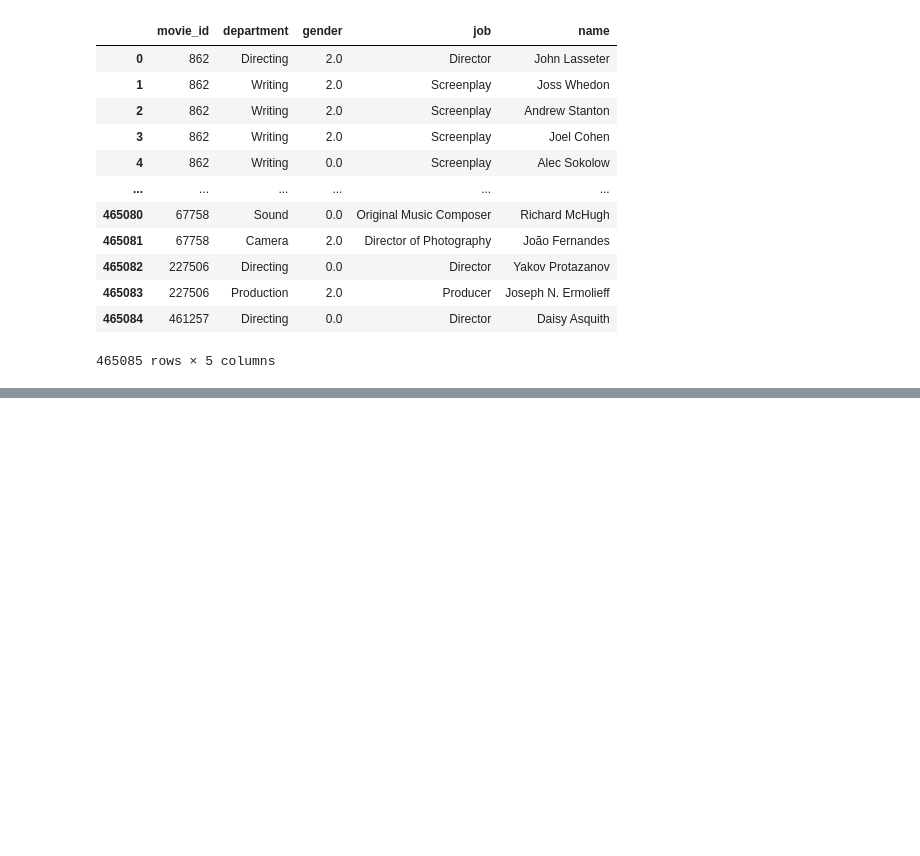
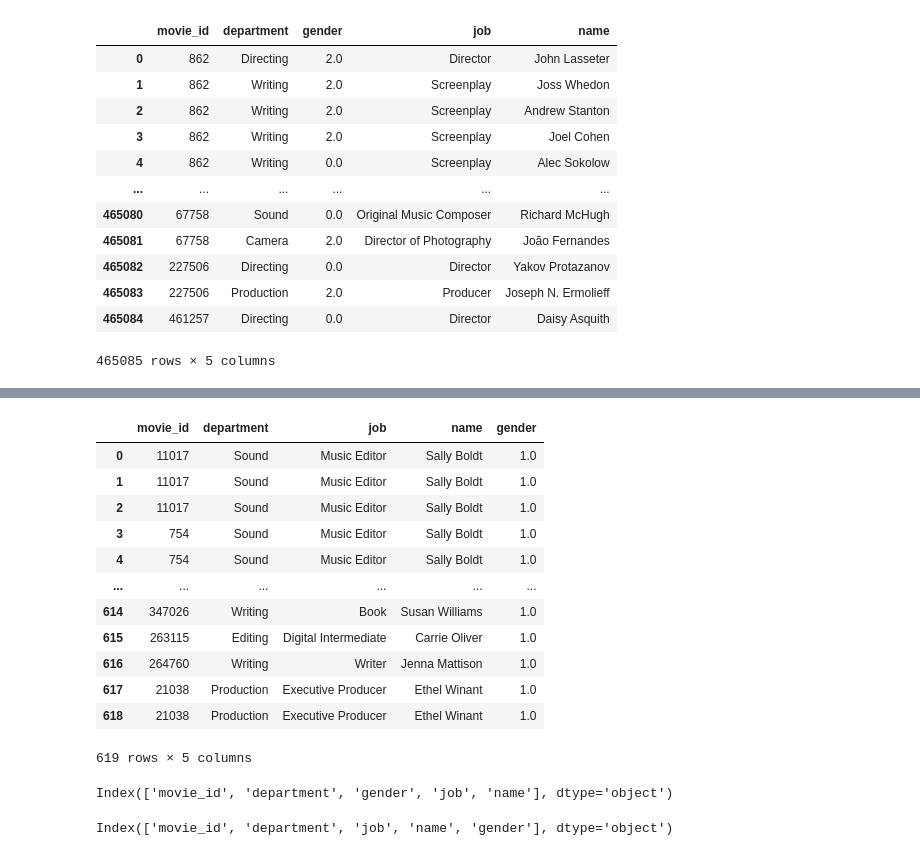
Before and after one commit to caseygomez/Female-Representation-In-The-Film-Industry, a Jupyter notebook: crew_ETL.ipynb, the cells around one changed output, grey strips where cells are left out. Cells and saved outputs as stored; diff of their text form; code cells hidden in the pictures; blank space fills up the shorter version.

```diff
--- a/crew_ETL.ipynb
+++ b/crew_ETL.ipynb
@@ -116,0 +122,5 @@ clean_crew_df
+# %%
+# Separate into df where gender is 0
+gender0 = clean_crew_df.loc[(clean_crew_df['gender'] == 0.0)]
+
+gender0.head()
@@ -116,0 +139,5 @@ clean_crew_df
+# %%
+# Separate into df where gender is 1
+gender1 = clean_crew_df.loc[(clean_crew_df['gender'] == 1)]
+
+gender1.head()
@@ -116,0 +174,5 @@ clean_crew_df
+# %%
+# Deleting the gender column from the gender0 table to facilitate the merge
+gender0formerge = gender0.drop(columns='gender')
+
+gender0formerge
@@ -116,0 +197,5 @@ clean_crew_df
+# %%
+# Deleting the movie id, department and job columns from the gender1 table to facilitate the merge, avoid duplicates
+gender1formerge = gender1.drop(columns=['movie_id', 'department','job'])
+
+gender1formerge
@@ -116,0 +216,27 @@ clean_crew_df
+# %%
+# Creating dataframe from the intersection of the tables by merge on the name column
+intersection_1 = pd.merge(gender0formerge, gender1formerge, how='inner', on='name')
+
+intersection_1
+# %% [output]
+|  | movie_id | department | job | name | gender |
+| 0 | 11017 | Sound | Music Editor | Sally Boldt | 1.0 |
+| 1 | 11017 | Sound | Music Editor | Sally Boldt | 1.0 |
+| 2 | 11017 | Sound | Music Editor | Sally Boldt | 1.0 |
+| 3 | 754 | Sound | Music Editor | Sally Boldt | 1.0 |
+| 4 | 754 | Sound | Music Editor | Sally Boldt | 1.0 |
+| ... | ... | ... | ... | ... | ... |
+| 614 | 347026 | Writing | Book | Susan Williams | 1.0 |
+| 615 | 263115 | Editing | Digital Intermediate | Carrie Oliver | 1.0 |
+| 616 | 264760 | Writing | Writer | Jenna Mattison | 1.0 |
+| 617 | 21038 | Production | Executive Producer | Ethel Winant | 1.0 |
+| 618 | 21038 | Production | Executive Producer | Ethel Winant | 1.0 |
+619 rows × 5 columns
+# %%
+gender1.columns
+# %% [output]
+Index(['movie_id', 'department', 'gender', 'job', 'name'], dtype='object')
+# %%
+intersection_1.columns
+# %% [output]
+Index(['movie_id', 'department', 'job', 'name', 'gender'], dtype='object')
```
Also changed, not shown: parts of 47 cells of this notebook.
